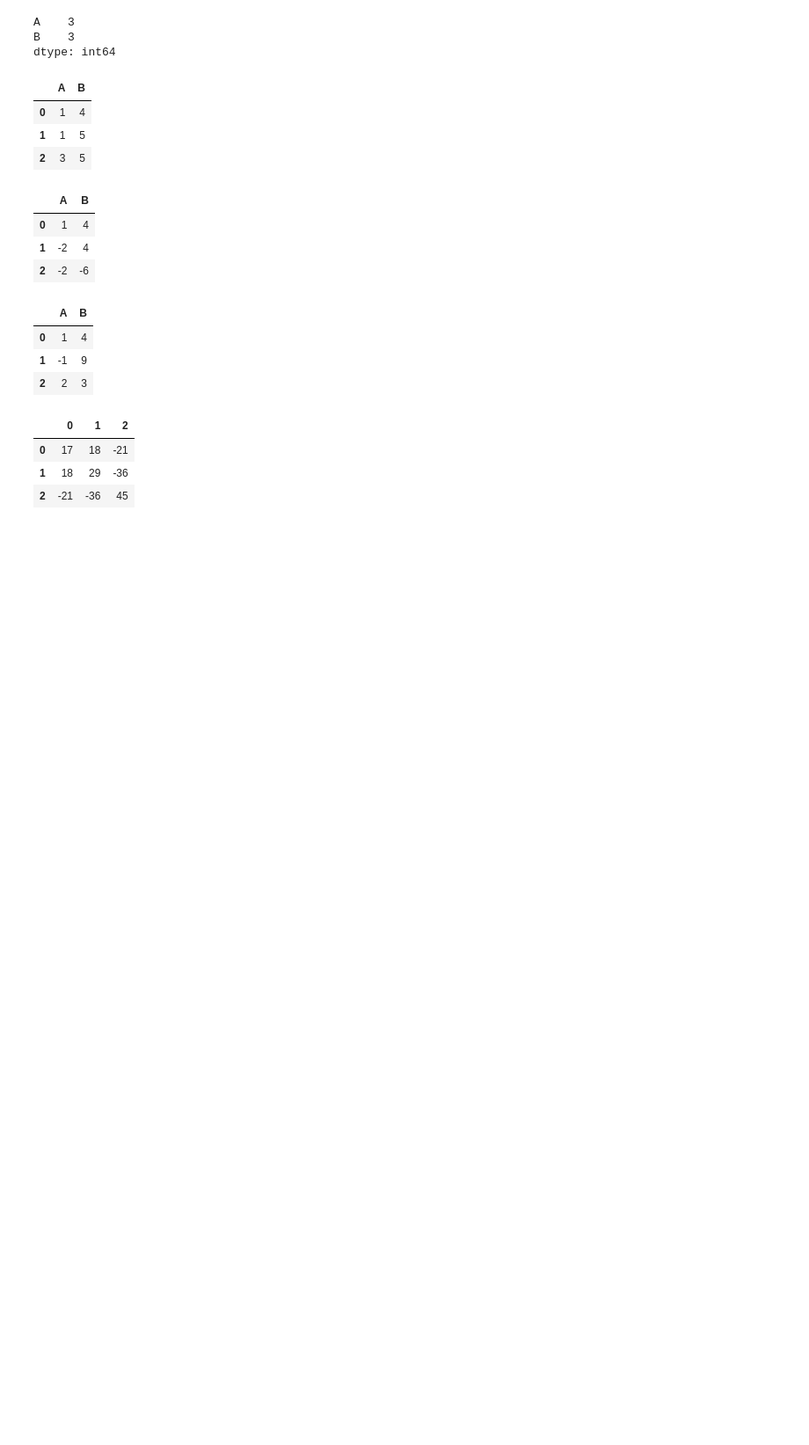
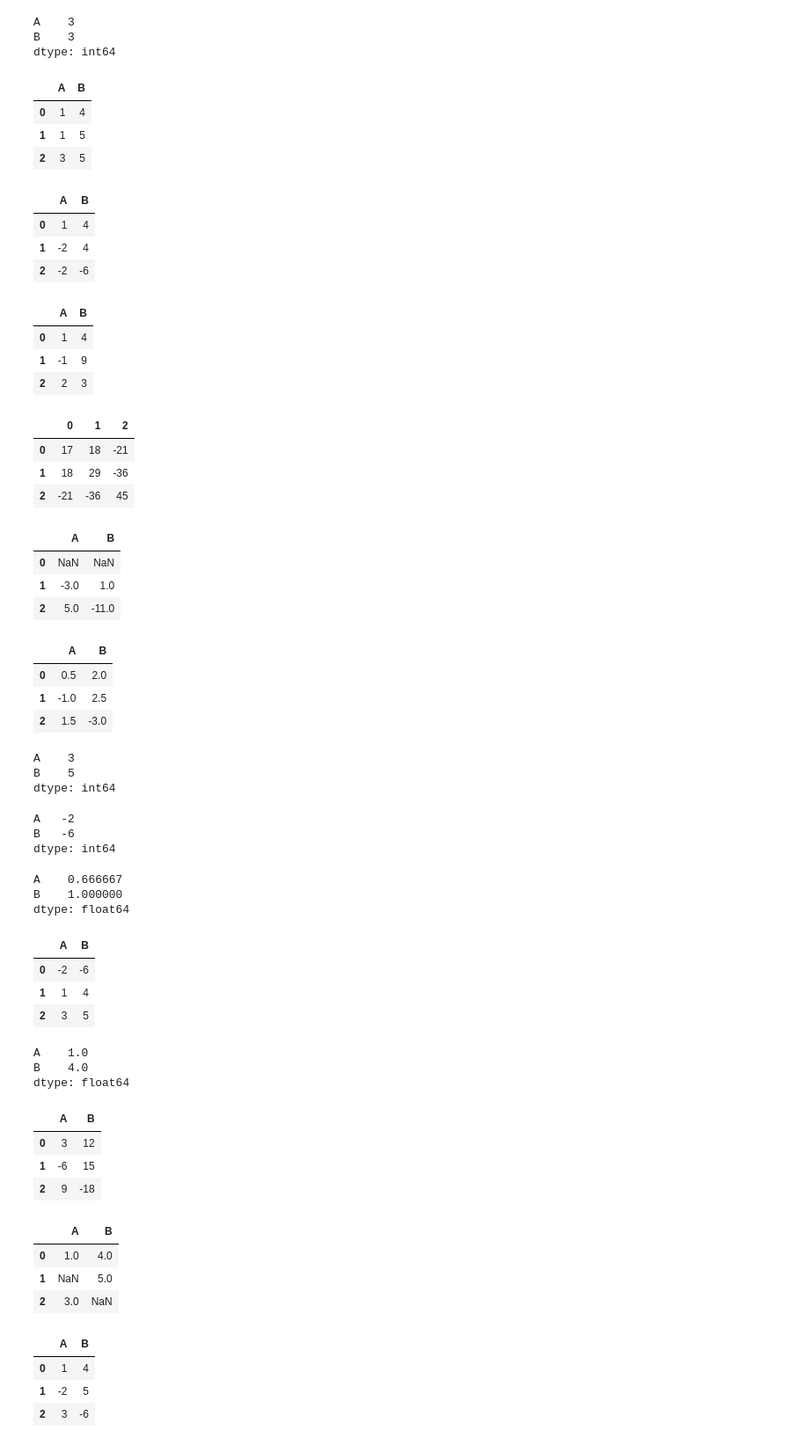
Before and after one commit to Roopa-KR/Python-Concepts, a Jupyter notebook: pandas.ipynb, the cells around one changed output. Shown at 88% size. Saved outputs shown, nothing was run; the diff lists cells and outputs as text; code cells hidden in the pictures; blank space fills up the shorter version.

```diff
--- a/pandas.ipynb
+++ b/pandas.ipynb
@@ -799,3 +799,69 @@ df.dot(df.T)
 | 0 | 17 | 18 | -21 |
 | 1 | 18 | 29 | -36 |
 | 2 | -21 | -36 | 45 |
+# %%
+df.diff()
+# %% [output]
+|  | A | B |
+| 0 | NaN | NaN |
+| 1 | -3.0 | 1.0 |
+| 2 | 5.0 | -11.0 |
+# %%
+df.div(2)
+# %% [output]
+|  | A | B |
+| 0 | 0.5 | 2.0 |
+| 1 | -1.0 | 2.5 |
+| 2 | 1.5 | -3.0 |
+# %%
+df.max()
+# %% [output]
+A    3
+B    5
+dtype: int64
+# %%
+df.min()
+# %% [output]
+A   -2
+B   -6
+dtype: int64
+# %%
+df.mean()
+# %% [output]
+A    0.666667
+B    1.000000
+dtype: float64
+# %%
+df.mode()
+# %% [output]
+|  | A | B |
+| 0 | -2 | -6 |
+| 1 | 1 | 4 |
+| 2 | 3 | 5 |
+# %%
+df.median()
+# %% [output]
+A    1.0
+B    4.0
+dtype: float64
+# %%
+df.mul(3)
+# %% [output]
+|  | A | B |
+| 0 | 3 | 12 |
+| 1 | -6 | 15 |
+| 2 | 9 | -18 |
+# %%
+df=df.where(df > 0, other=np.nan)
+# %% [output]
+|  | A | B |
+| 0 | 1.0 | 4.0 |
+| 1 | NaN | 5.0 |
+| 2 | 3.0 | NaN |
+# %%
+df.fillna(df.median())
+# %% [output]
+|  | A | B |
+| 0 | 1 | 4 |
+| 1 | -2 | 5 |
+| 2 | 3 | -6 |
```
